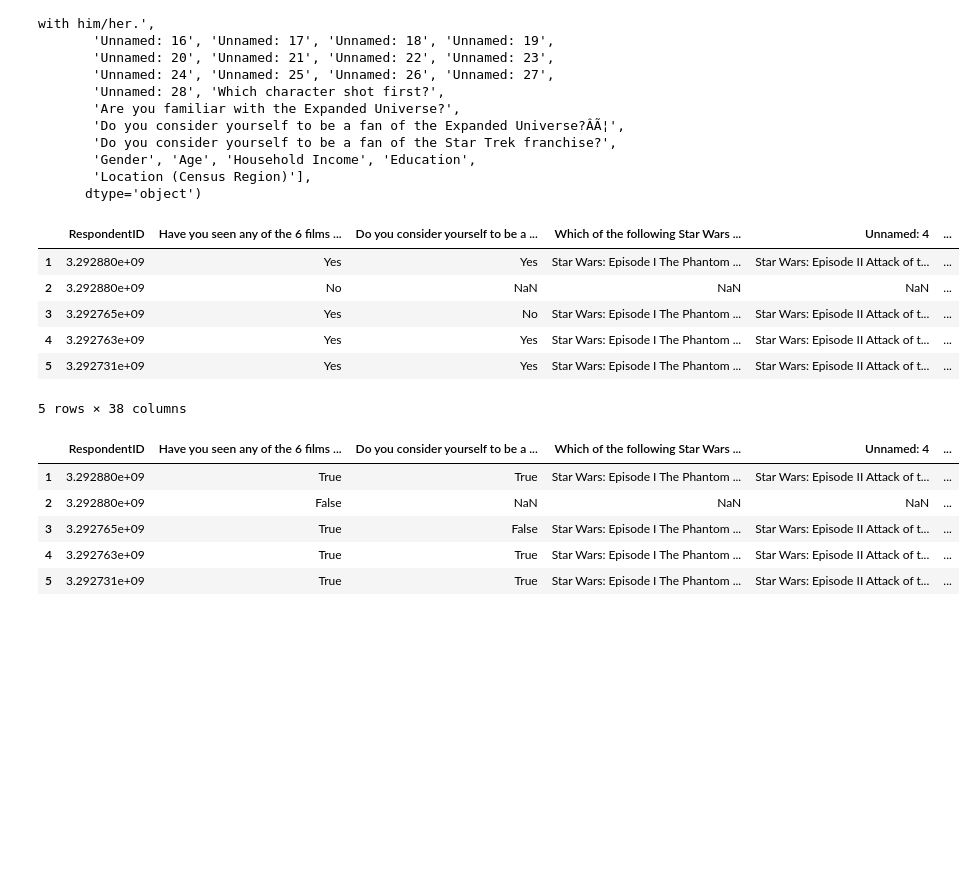
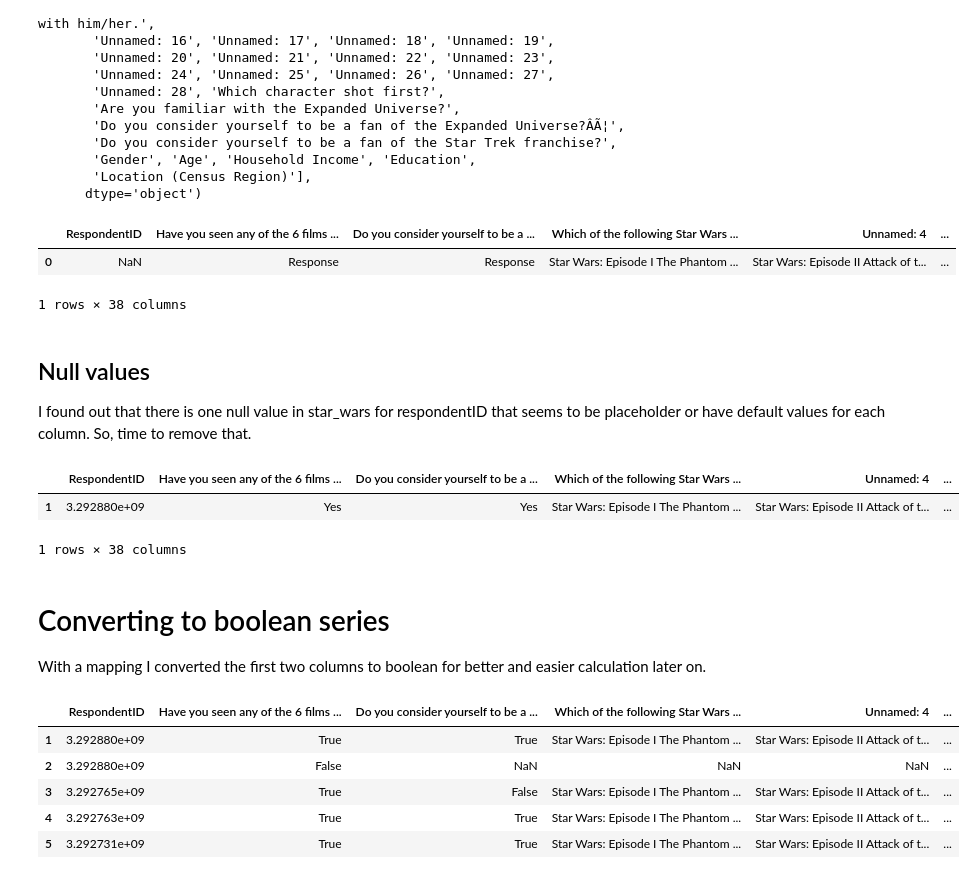
Before and after one commit to cidetraq/star-wars, a Jupyter notebook: star_wars_analysis.ipynb, the cells around one changed output. Drawn from its saved outputs; the diff is of its cells as text; code cells hidden in the pictures; blank space fills up the shorter version.

```diff
--- a/star_wars_analysis.ipynb
+++ b/star_wars_analysis.ipynb
@@ -40,17 +38,28 @@ Index(['RespondentID',
        'Gender', 'Age', 'Household Income', 'Education',
        'Location (Census Region)'],
       dtype='object')
+# %%
+nulls=star_wars[pd.isnull(star_wars['RespondentID'])]
+nulls
+# %% [output]
+|  | RespondentID | Have you seen any of the 6 films ... | Do you consider yourself to be a ... | Which of the following Star Wars ... | Unnamed: 4 | ... |
+| 0 | NaN | Response | Response | Star Wars: Episode I The Phantom ... | Star Wars: Episode II Attack of t... | ... |
+1 rows × 38 columns
+# %% [markdown]
+<h2>Null values</h2>
+
+I found out that there is one null value in star_wars for respondentID that seems to be placeholder or have default values for each column. So, time to remove that.
 # %%
 star_wars=star_wars[pd.notnull(star_wars['RespondentID'])]
-star_wars.head()
+star_wars.head(1)
 # %% [output]
 |  | RespondentID | Have you seen any of the 6 films ... | Do you consider yourself to be a ... | Which of the following Star Wars ... | Unnamed: 4 | ... |
 | 1 | 3.292880e+09 | Yes | Yes | Star Wars: Episode I The Phantom ... | Star Wars: Episode II Attack of t... | ... |
-| 2 | 3.292880e+09 | No | NaN | NaN | NaN | ... |
-| 3 | 3.292765e+09 | Yes | No | Star Wars: Episode I The Phantom ... | Star Wars: Episode II Attack of t... | ... |
-| 4 | 3.292763e+09 | Yes | Yes | Star Wars: Episode I The Phantom ... | Star Wars: Episode II Attack of t... | ... |
-| 5 | 3.292731e+09 | Yes | Yes | Star Wars: Episode I The Phantom ... | Star Wars: Episode II Attack of t... | ... |
-5 rows × 38 columns
+1 rows × 38 columns
+# %% [markdown]
+<h1>Converting to boolean series</h1>
+
+With a mapping I converted the first two columns to boolean for better and easier calculation later on.
 # %%
 yes_no = {
     "Yes": True,
```
Also changed, not shown: parts of 24 cells of this notebook.
